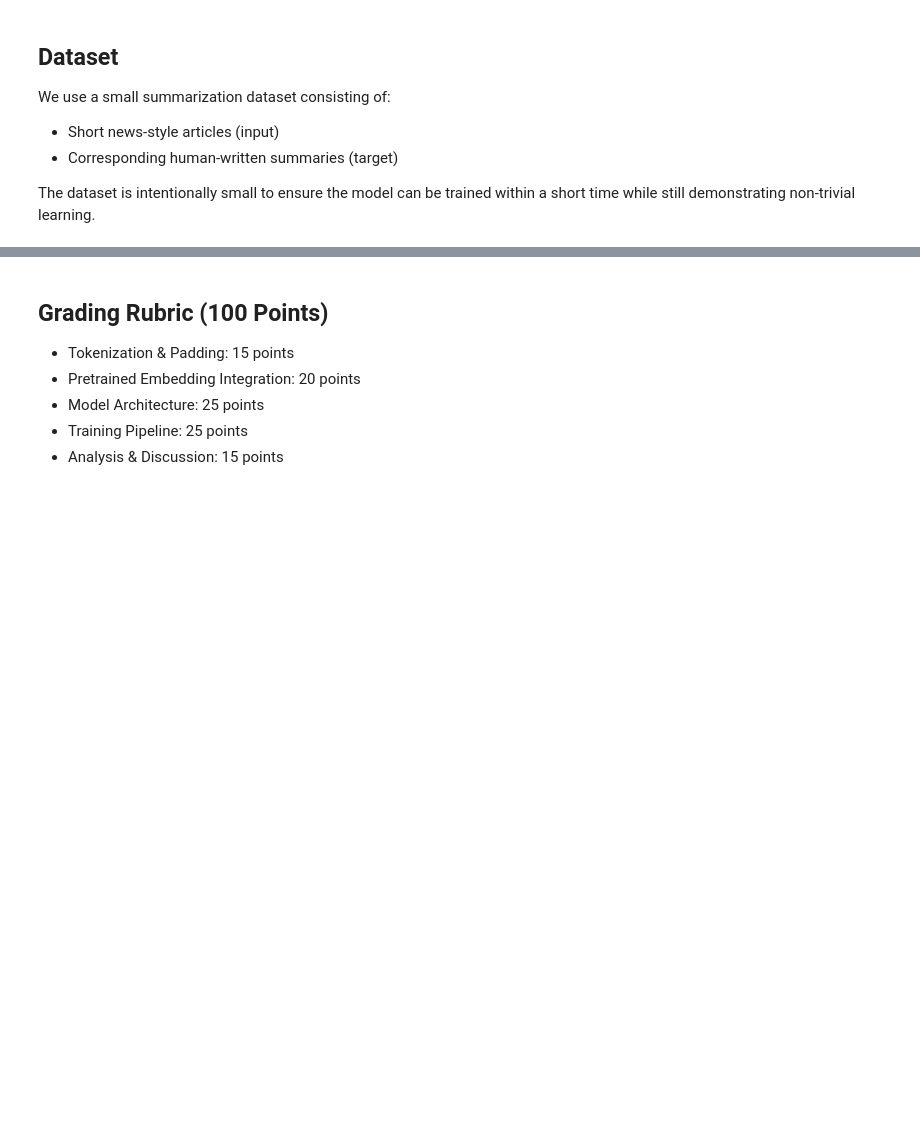
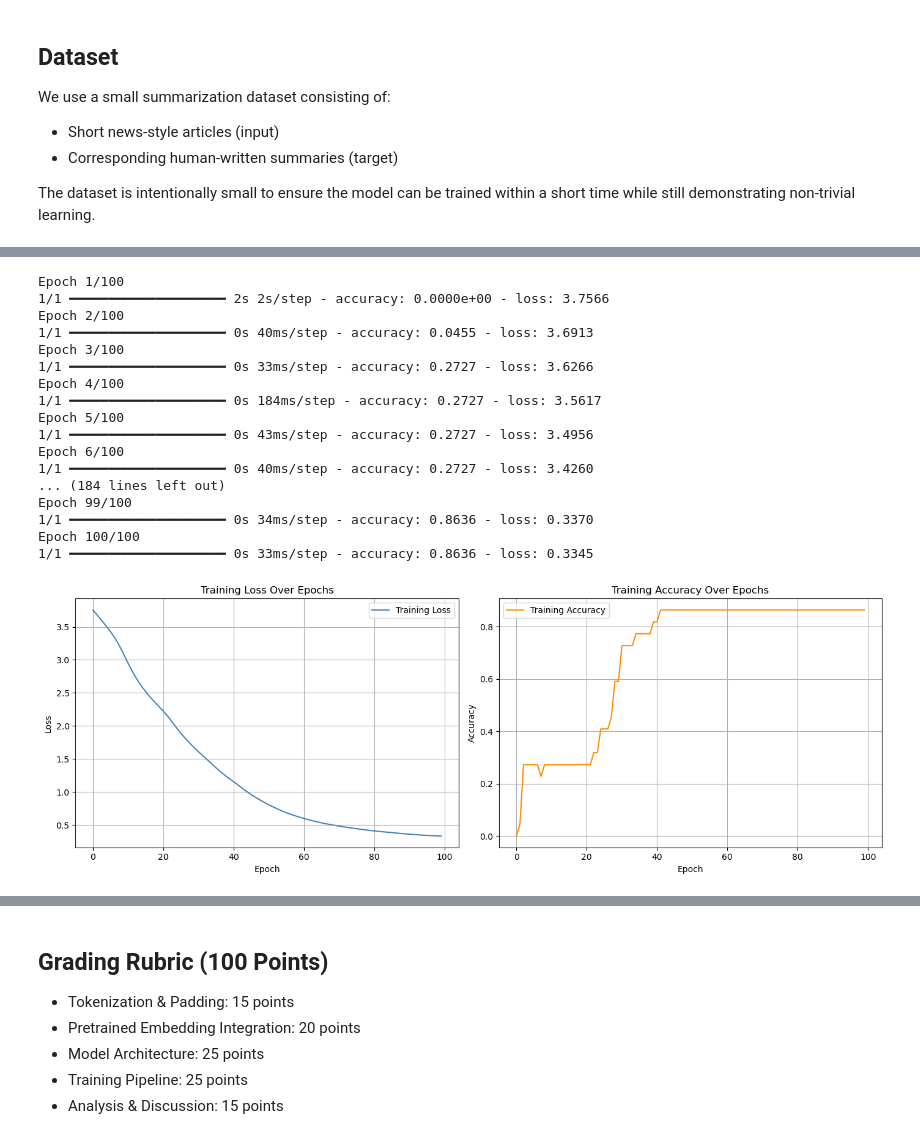
Before and after one commit to danielpaulli/artificial-intelligence, a Jupyter notebook: Neural Text Summarization/neural_text_summarization.ipynb, the cells around one changed output, grey strips where cells are left out. Cells and saved outputs as stored; diff of their text form; code cells hidden in the pictures; blank space fills up the shorter version.

```diff
--- a/Neural Text Summarization/neural_text_summarization.ipynb
+++ b/Neural Text Summarization/neural_text_summarization.ipynb
@@ -43,14 +46,14 @@ articles = [
     "Artificial intelligence enables machines to learn from large amounts of data.",
     "Deep learning models are composed of multiple layers of neural networks.",
     "Neural networks are widely used in computer vision and natural language processing.",
-    "Sequence to sequence models are commonly applied to translation and summarization tasks."
+    "Sequence to sequence models are commonly applied to translation and summarization tasks.",
 ]
 
 summaries = [
     "AI learns from data.",
     "Deep learning uses neural networks.",
     "Neural networks are widely used.",
-    "Seq2Seq models support summarization."
+    "Seq2Seq models support summarization.",
 ]
 # %%
 # TODO 1:
@@ -81,5 +245,59 @@ You must explain:
 # %%
 # TODO 4:
 # Compile the model
 # Train for at least 10 epochs
 # Plot or report training loss
+
+import matplotlib.pyplot as plt
+
+model.compile(optimizer="adam", loss="categorical_crossentropy", metrics=["accuracy"])
+
+history = model.fit(
+    [encoder_input_data, decoder_input_data],
+    decoder_target_data,
+    batch_size=4,
+    epochs=100,
+    verbose=1,
+)
+
+# Plot training loss
+fig, axes = plt.subplots(1, 2, figsize=(14, 5))
+
+axes[0].plot(history.history["loss"], label="Training Loss", color="steelblue")
+axes[0].set_title("Training Loss Over Epochs")
+axes[0].set_xlabel("Epoch")
+axes[0].set_ylabel("Loss")
+axes[0].legend()
+axes[0].grid(True)
+
+axes[1].plot(history.history["accuracy"], label="Training Accuracy", color="darkorange")
+axes[1].set_title("Training Accuracy Over Epochs")
+axes[1].set_xlabel("Epoch")
+axes[1].set_ylabel("Accuracy")
+axes[1].legend()
+axes[1].grid(True)
+
+plt.tight_layout()
+plt.show()
+
+print(f"\nFinal training loss: {history.history['loss'][-1]:.4f}")
+print(f"Final training accuracy: {history.history['accuracy'][-1]:.4f}")
+# %% [output]
+Epoch 1/100
+1/1 ━━━━━━━━━━━━━━━━━━━━ 2s 2s/step - accuracy: 0.0000e+00 - loss: 3.7566
+Epoch 2/100
+1/1 ━━━━━━━━━━━━━━━━━━━━ 0s 40ms/step - accuracy: 0.0455 - loss: 3.6913
+Epoch 3/100
+1/1 ━━━━━━━━━━━━━━━━━━━━ 0s 33ms/step - accuracy: 0.2727 - loss: 3.6266
+Epoch 4/100
+1/1 ━━━━━━━━━━━━━━━━━━━━ 0s 184ms/step - accuracy: 0.2727 - loss: 3.5617
+Epoch 5/100
+1/1 ━━━━━━━━━━━━━━━━━━━━ 0s 43ms/step - accuracy: 0.2727 - loss: 3.4956
+Epoch 6/100
+1/1 ━━━━━━━━━━━━━━━━━━━━ 0s 40ms/step - accuracy: 0.2727 - loss: 3.4260
+... (184 lines left out)
+Epoch 99/100
+1/1 ━━━━━━━━━━━━━━━━━━━━ 0s 34ms/step - accuracy: 0.8636 - loss: 0.3370
+Epoch 100/100
+1/1 ━━━━━━━━━━━━━━━━━━━━ 0s 33ms/step - accuracy: 0.8636 - loss: 0.3345
+[figure, added]
```
Also changed, not shown: parts of 9 cells of this notebook, 1 other file.
